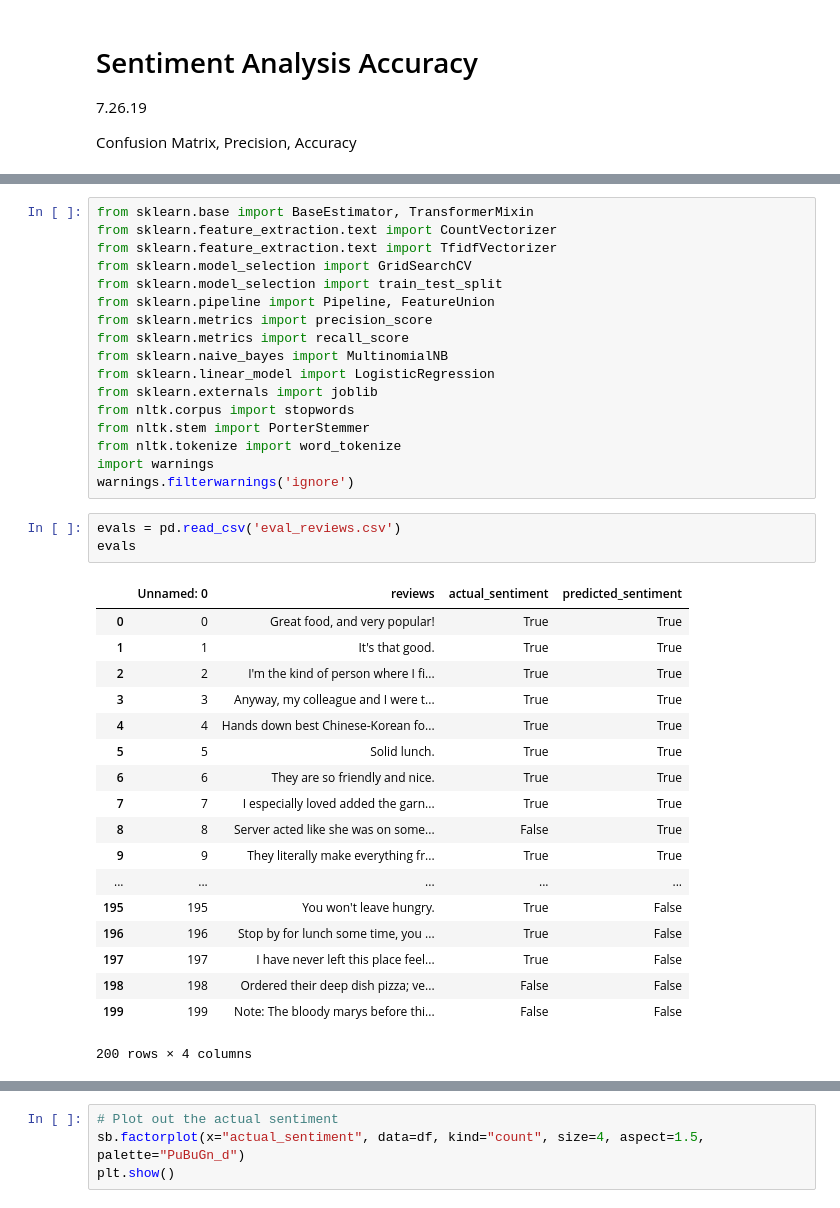
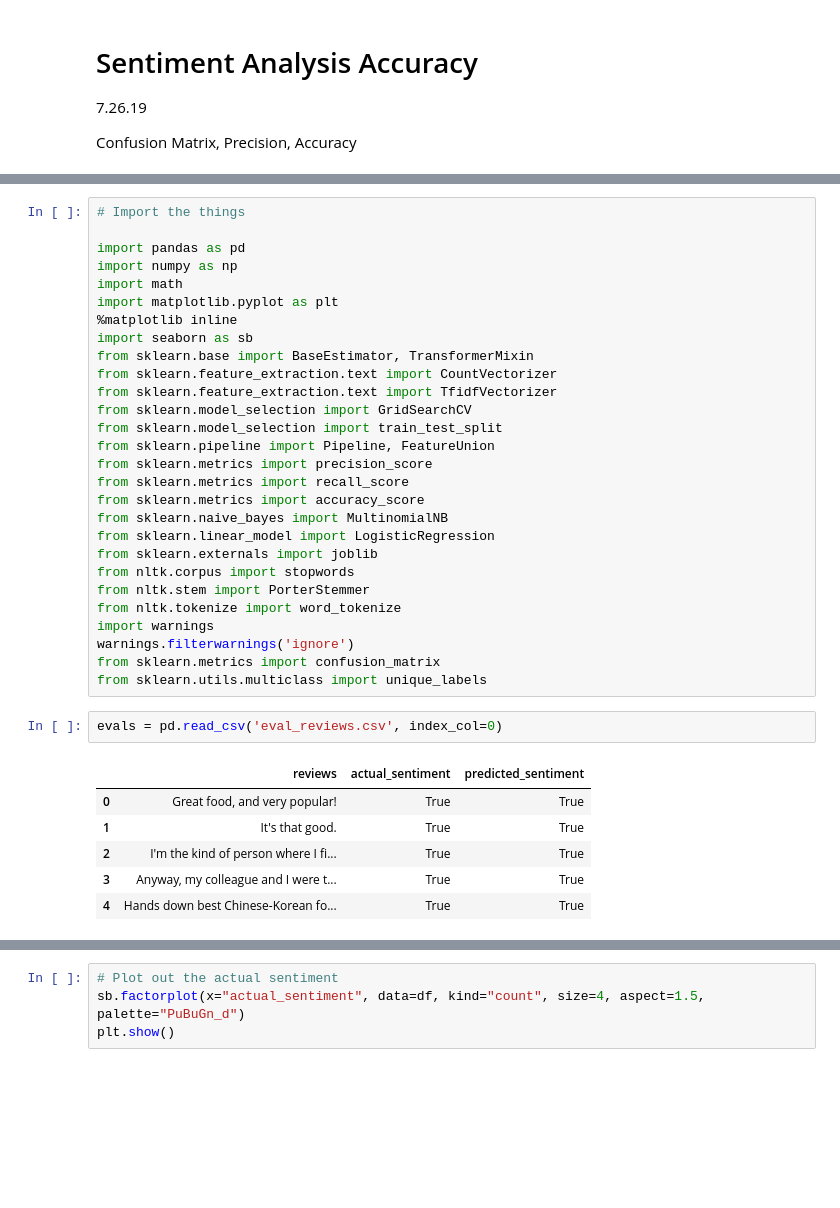
Before and after one commit to marcm97/AMLI-Final-Project, a Jupyter notebook: sentiment_analysis_eval.ipynb, the cells around one changed output, grey strips where cells are left out. Drawn from its saved outputs; the diff is of its cells as text; blank space fills up the shorter version.

Commit message:
renamed, refactored the code, and added accuracy

```diff
--- a/Sentiment_Analysis_Accuracy.ipynb
+++ b/sentiment_analysis_eval.ipynb
@@ -15,4 +6,12 @@ import seaborn as sb
 # %%
+# Import the things
+
+import pandas as pd
+import numpy as np
+import math
+import matplotlib.pyplot as plt
+%matplotlib inline
+import seaborn as sb
 from sklearn.base import BaseEstimator, TransformerMixin
 from sklearn.feature_extraction.text import CountVectorizer
 from sklearn.feature_extraction.text import TfidfVectorizer
@@ -21,6 +20,7 @@ from sklearn.model_selection import train_test_split
 from sklearn.pipeline import Pipeline, FeatureUnion
 from sklearn.metrics import precision_score
 from sklearn.metrics import recall_score
+from sklearn.metrics import accuracy_score
 from sklearn.naive_bayes import MultinomialNB
 from sklearn.linear_model import LogisticRegression
 from sklearn.externals import joblib
@@ -29,25 +29,14 @@ from nltk.stem import PorterStemmer
 from nltk.tokenize import word_tokenize
 import warnings
 warnings.filterwarnings('ignore')
+from sklearn.metrics import confusion_matrix
+from sklearn.utils.multiclass import unique_labels
 # %%
-evals = pd.read_csv('eval_reviews.csv')
-evals
+evals = pd.read_csv('eval_reviews.csv', index_col=0)
 # %% [output]
-|  | Unnamed: 0 | reviews | actual_sentiment | predicted_sentiment |
-| 0 | 0 | Great food, and very popular! | True | True |
-| 1 | 1 | It's that good. | True | True |
-| 2 | 2 | I'm the kind of person where I fi... | True | True |
-| 3 | 3 | Anyway, my colleague and I were t... | True | True |
-| 4 | 4 | Hands down best Chinese-Korean fo... | True | True |
-| 5 | 5 | Solid lunch. | True | True |
-| 6 | 6 | They are so friendly and nice. | True | True |
-| 7 | 7 | I especially loved added the garn... | True | True |
-| 8 | 8 | Server acted like she was on some... | False | True |
-| 9 | 9 | They literally make everything fr... | True | True |
-| ... | ... | ... | ... | ... |
-| 195 | 195 | You won't leave hungry. | True | False |
-| 196 | 196 | Stop by for lunch some time, you ... | True | False |
-| 197 | 197 | I have never left this place feel... | True | False |
-| 198 | 198 | Ordered their deep dish pizza; ve... | False | False |
-| 199 | 199 | Note: The bloody marys before thi... | False | False |
+|  | reviews | actual_sentiment | predicted_sentiment |
+| 0 | Great food, and very popular! | True | True |
+| 1 | It's that good. | True | True |
+| 2 | I'm the kind of person where I fi... | True | True |
+| 3 | Anyway, my colleague and I were t... | True | True |
+| 4 | Hands down best Chinese-Korean fo... | True | True |
-200 rows × 4 columns
```
Also changed, not shown: parts of 14 cells of this notebook.
